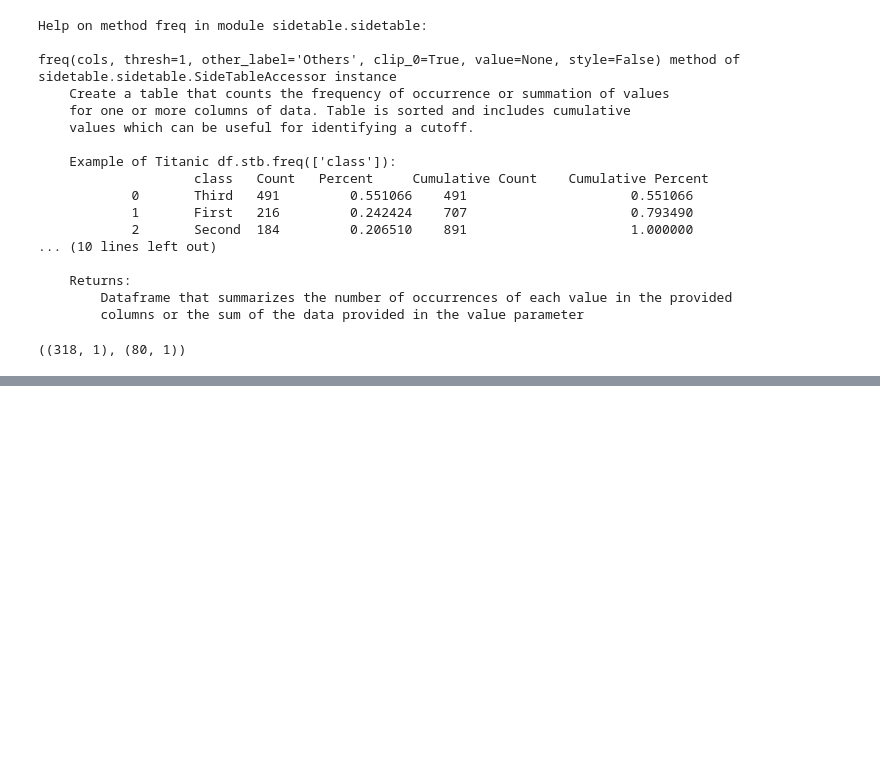
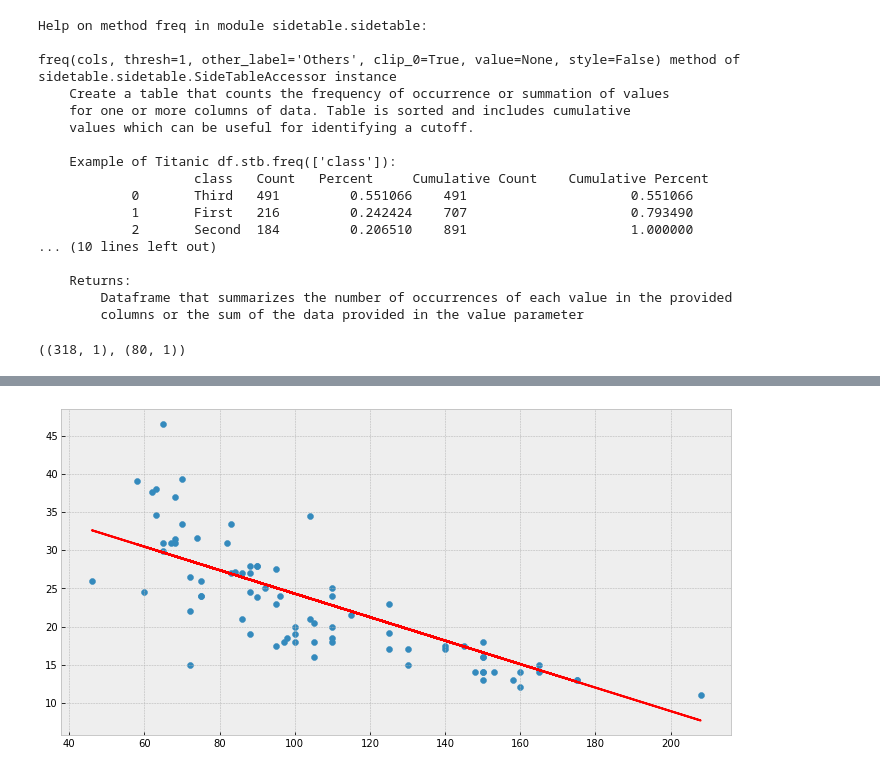
Before and after one commit to omotayo-alade/Scripts_Notebooks, a Jupyter notebook: notebooks/machine_learning.ipynb, the cells around one changed output, grey strips where cells are left out. Drawn from its saved outputs; the diff is of its cells as text; code cells hidden in the pictures; blank space fills up the shorter version.

```diff
--- a/notebooks/machine_learning.ipynb
+++ b/notebooks/machine_learning.ipynb
@@ -504,0 +511,7 @@ plt.show()
+# %%
+fig, ax = plt.subplots(figsize=(12,6))
+plt.scatter(x_test, y_test)
+plt.plot(x_test, y_pred, color='r')
+plt.show()
+# %% [output]
+[figure, added]
```
Also changed, not shown: parts of 9 cells of this notebook, 1 other file.
